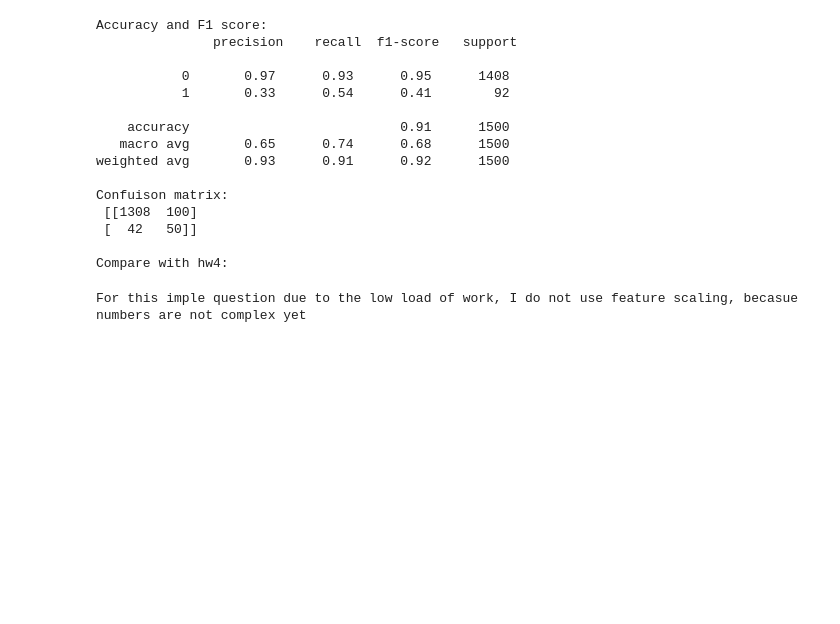
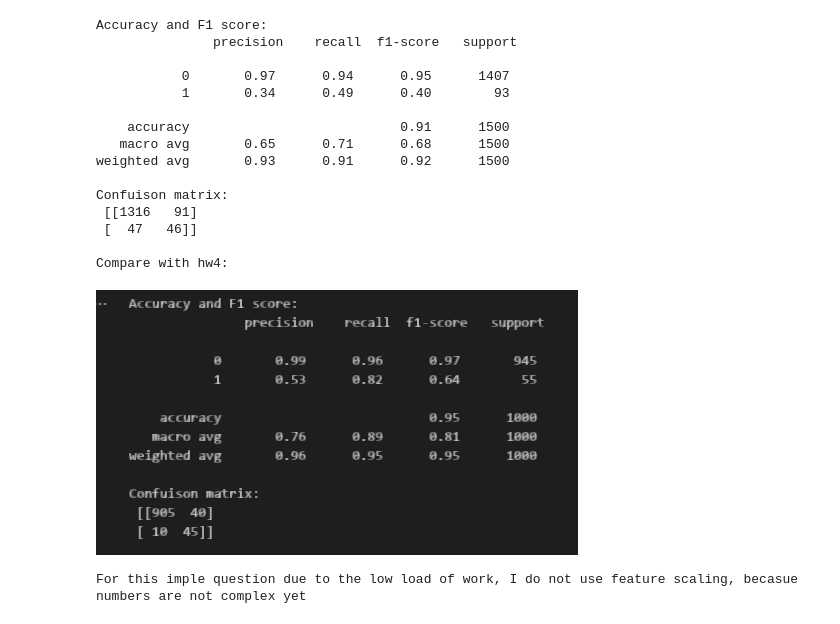
Before and after one commit to lc0312/COSC502, a Jupyter notebook: hw5_Liu.ipynb, the cells around one changed output. Drawn from its saved outputs; the diff is of its cells as text; code cells hidden in the pictures; blank space fills up the shorter version.

```diff
--- a/hw5_Liu.ipynb
+++ b/hw5_Liu.ipynb
@@ -59,33 +58,33 @@ plt.show ()
 # %%
 # f) Compare the performances (test accuracies and confusion matrices) of Logistic Regression (in HW4) and KNN classifiers and show the result.
 
 from sklearn.metrics import classification_report
 from sklearn.metrics import confusion_matrix
 
 print ('Accuracy and F1 score: \n', classification_report (knn_E.predict(X_test), Y_test))
 
 print ('Confuison matrix: \n', confusion_matrix (knn_E.predict(X_test), Y_test),'\n')
 
-
 print ('Compare with hw4:')
 from IPython import display
-#display.Image('D:\hw4_score.png')
+display.Image('D:\hw4_score.png')
 # %% [output]
 Accuracy and F1 score:
                precision    recall  f1-score   support
 
-           0       0.97      0.93      0.95      1408
-           1       0.33      0.54      0.41        92
+           0       0.97      0.94      0.95      1407
+           1       0.34      0.49      0.40        93
 
     accuracy                           0.91      1500
-   macro avg       0.65      0.74      0.68      1500
+   macro avg       0.65      0.71      0.68      1500
 weighted avg       0.93      0.91      0.92      1500
 
 Confuison matrix:
- [[1308  100]
- [  42   50]]
+ [[1316   91]
+ [  47   46]]
 
 Compare with hw4:
+[figure, added]
 # %%
 #Q2
 # a) Read the data set as Pandas Dataframe object and consider the columns: Gender, Married, Education,ApplicantIncome,CoapplicantIncome,LoanAmount,Loan_Amount_Term,Credit_History,Property_Area as feature input (X) and Loan_Status as Label output (Y)
```
Also changed, not shown: parts of 11 cells of this notebook.
